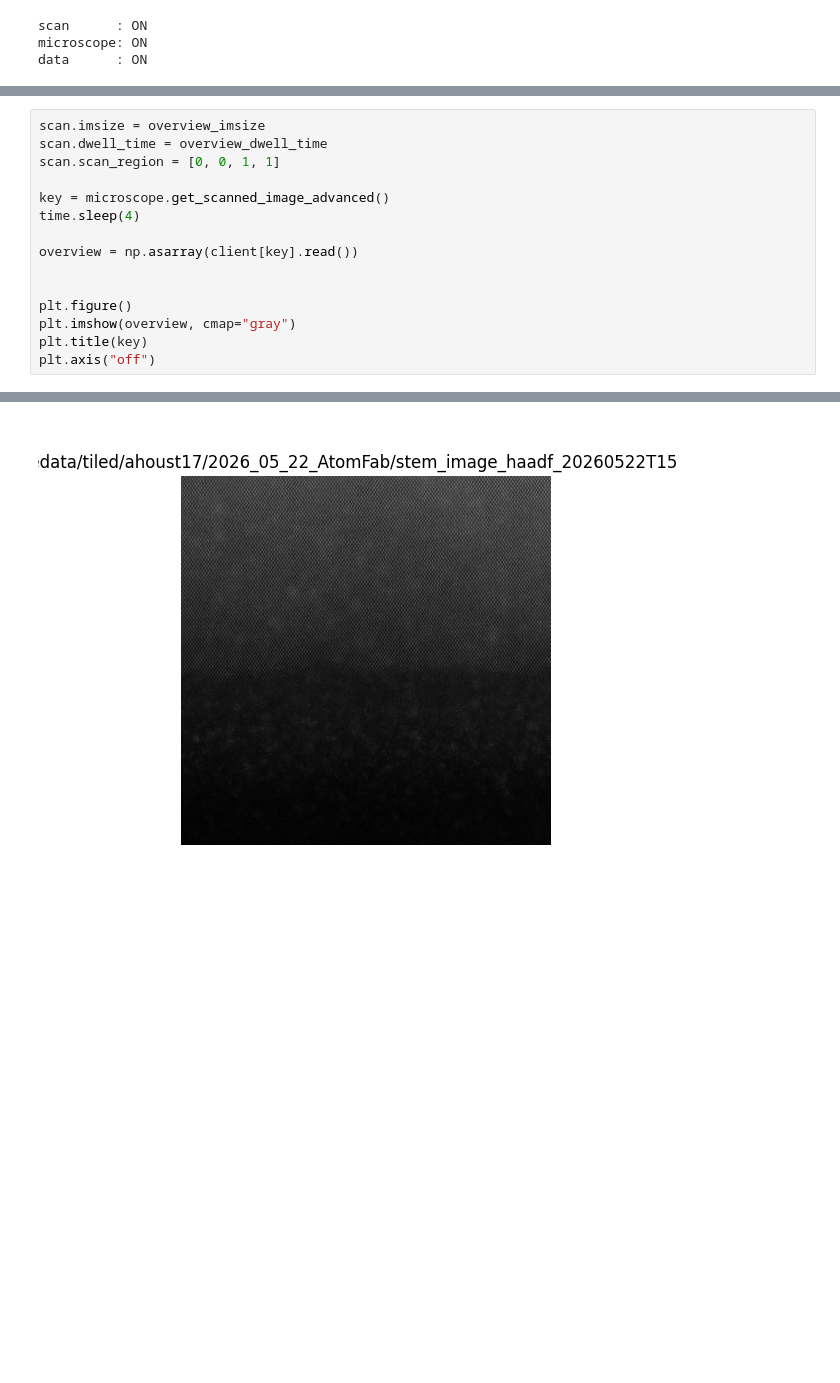
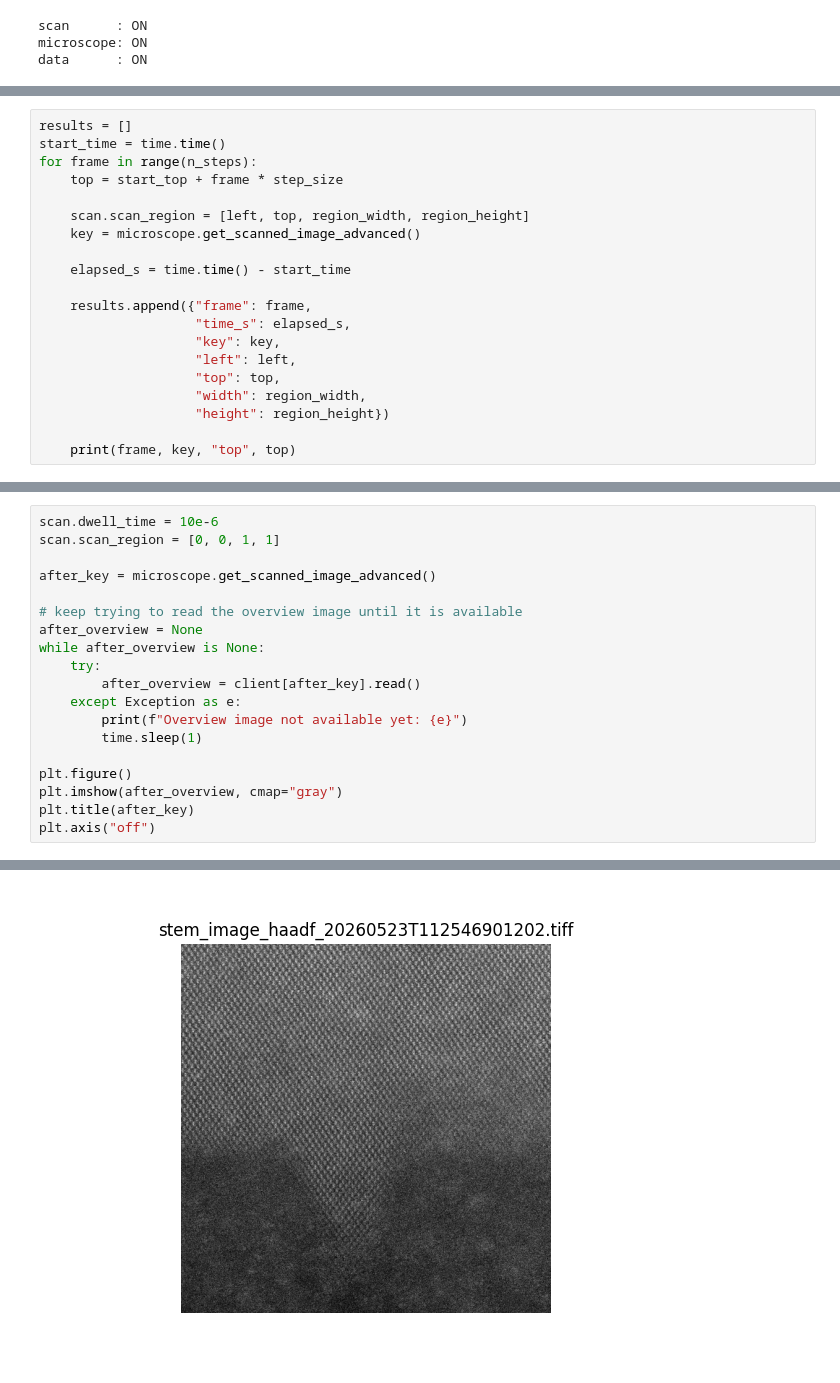
Before and after one commit to 1996suryamandalreddy-maker/asyncroscopy, a Jupyter notebook: notebooks/18_Speed_Metric_Acquisition.ipynb, the cells around one changed output, grey strips where cells are left out. Saved outputs shown, nothing was run; the diff lists cells and outputs as text; blank space fills up the shorter version.

```diff
--- a/notebooks/18_Speed_Metric_Acquisition.ipynb
+++ b/notebooks/18_Speed_Metric_Acquisition.ipynb
@@ -318,0 +170,20 @@ dwell 1000.0 us: window speed -5.775 px/s
+# %%
+results = []
+start_time = time.time()
+for frame in range(n_steps):
+    top = start_top + frame * step_size
+
+    scan.scan_region = [left, top, region_width, region_height]
+    key = microscope.get_scanned_image_advanced()
+
+    elapsed_s = time.time() - start_time
+
+    results.append({"frame": frame,
+                    "time_s": elapsed_s,
+                    "key": key,
+                    "left": left,
+                    "top": top,
+                    "width": region_width,
+                    "height": region_height})
+
+    print(frame, key, "top", top)
@@ -319,16 +214,20 @@ dwell 1000.0 us: window speed -5.775 px/s
 # %%
-scan.imsize = overview_imsize
-scan.dwell_time = overview_dwell_time
+scan.dwell_time = 10e-6
 scan.scan_region = [0, 0, 1, 1]
 
-key = microscope.get_scanned_image_advanced()
-time.sleep(4)
+after_key = microscope.get_scanned_image_advanced()
 
-overview = np.asarray(client[key].read())
-
+# keep trying to read the overview image until it is available
+after_overview = None
+while after_overview is None:
+    try:
+        after_overview = client[after_key].read()
+    except Exception as e:
+        print(f"Overview image not available yet: {e}")
+        time.sleep(1)
 
 plt.figure()
-plt.imshow(overview, cmap="gray")
-plt.title(key)
+plt.imshow(after_overview, cmap="gray")
+plt.title(after_key)
 plt.axis("off")
 # %% [output]
@@ -336 +235 @@ plt.axis("off")
-[figure, old version]
+[figure, new version]
```
Also changed, not shown: parts of 26 cells of this notebook.
